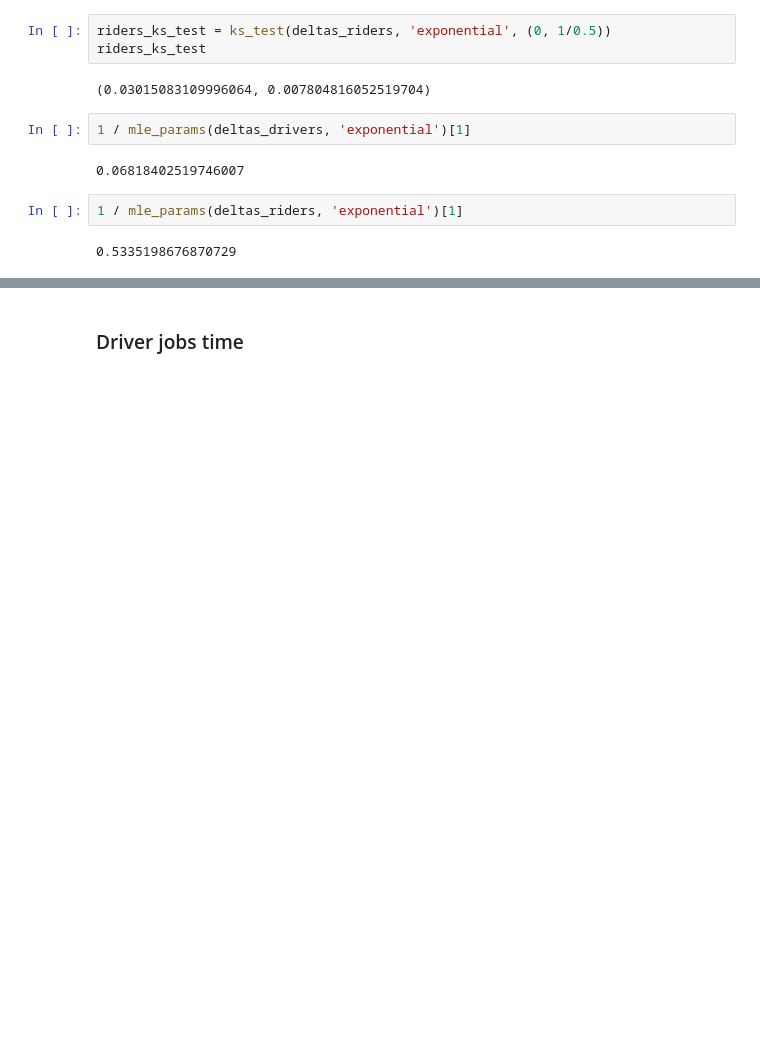
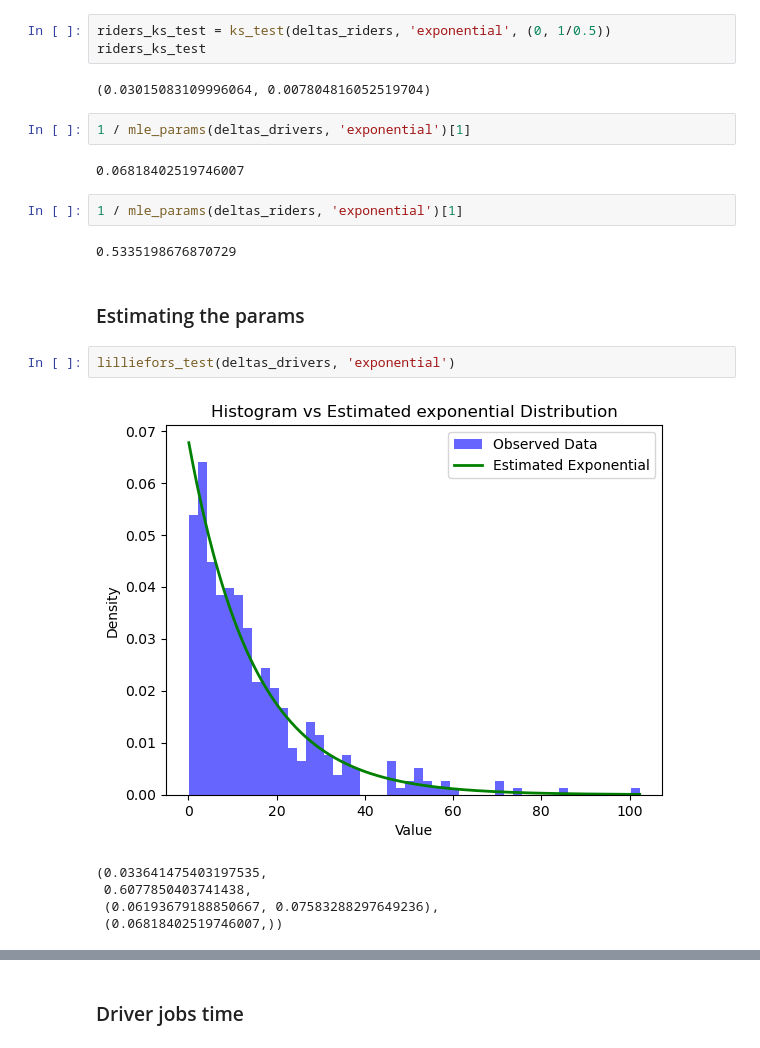
Before and after one commit to noPunintended/Squareshire_simulation, a Jupyter notebook: Codes/notebooks/stats_test.ipynb, the cells around one changed output, grey strips where cells are left out. Saved outputs shown, nothing was run; the diff lists cells and outputs as text; blank space fills up the shorter version.

```diff
--- a/Codes/notebooks/stats_test.ipynb
+++ b/Codes/notebooks/stats_test.ipynb
@@ -119,3 +283,13 @@ riders_ks_test
 1 / mle_params(deltas_riders, 'exponential')[1]
 # %% [output]
 0.5335198676870729
+# %% [markdown]
+### Estimating the params
+# %%
+lilliefors_test(deltas_drivers, 'exponential')
+# %% [output]
+[figure, added]
+(0.033641475403197535,
+ 0.6077850403741438,
+ (0.06193679188850667, 0.07583288297649236),
+ (0.06818402519746007,))
```
Also changed, not shown: parts of 30 cells of this notebook, 5 other files.
